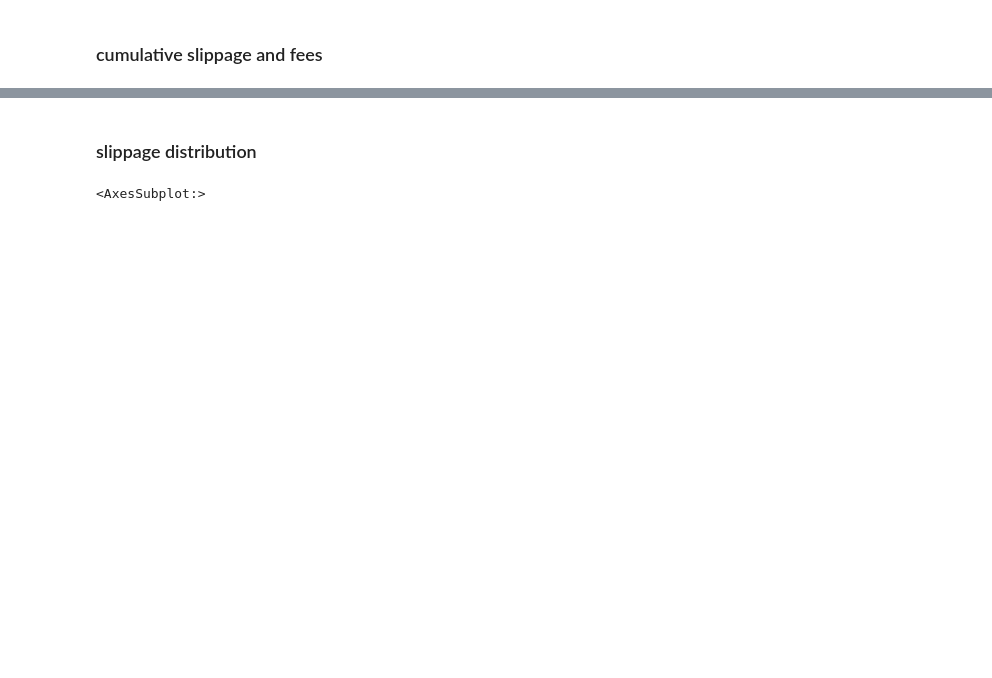
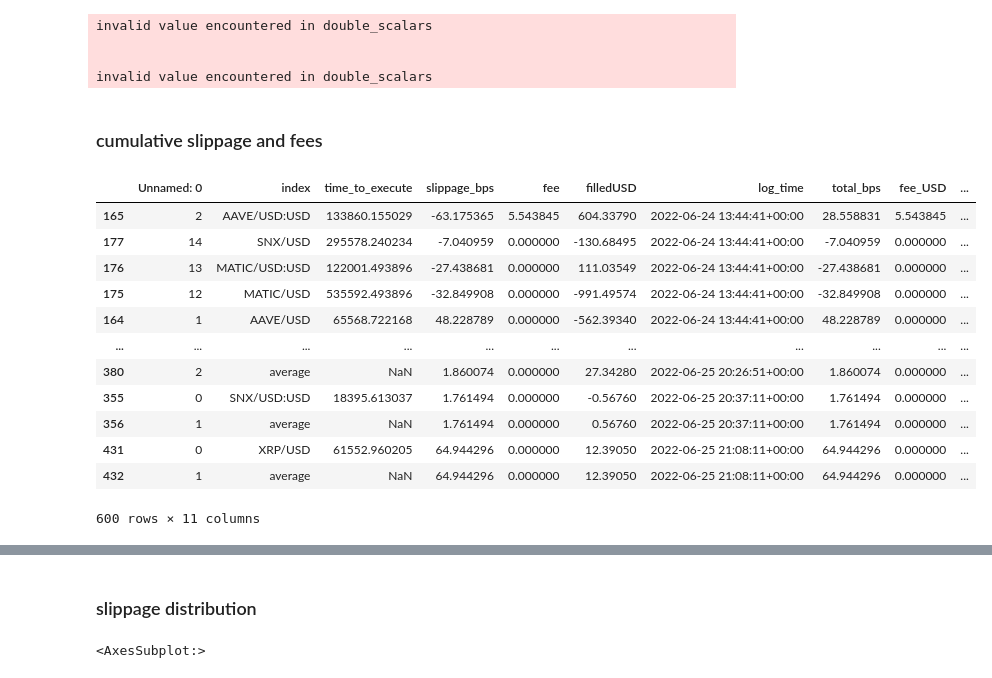
Before and after one commit to Sety-project/pylibs, a Jupyter notebook: ux/exec_logs.ipynb, the cells around one changed output, grey strips where cells are left out. Cells and saved outputs as stored; diff of their text form; code cells hidden in the pictures; blank space fills up the shorter version.

```diff
--- a/ux/exec_logs.ipynb
+++ b/ux/exec_logs.ipynb
@@ -1,12 +1,24 @@
 # %%
+import numpy as np
 import pandas as pd
 from datetime import *
 from dateutil import parser
 import cufflinks as cf
 cf.go_offline()
 cf.set_config_file(offline=False, world_readable=True)
-import os
+import os,sys
+sys.path.append('../')
+from riskpnl.post_trade import batch_summarize_exec_logs
 
-original_weights = pd.read_csv(os.path.join(os.sep, 'tmp','tradeexecutor','all_by_symbol.csv')).sort_values(by='log_time')
+start = datetime(2022,6,23)#,tzinfo=timezone.utc)
+log_path = os.path.join(os.sep, 'tmp','prod','tradeexecutor')
+log_file = os.path.join(os.sep,'tmp','prod','tradeexecutor','all_by_symbol.csv')
+batch_summarize_exec_logs(log_path,start=start,add_history_context=False)
+original_weights = pd.read_csv(log_file).sort_values(by='log_time')
 original_weights['log_time'] = original_weights['log_time'].apply(parser.parse)
+# %% [output]
+invalid value encountered in double_scalars
+
+
+invalid value encountered in double_scalars
 # %%
@@ -18,4 +30,20 @@ weights['slippage_USD'] = weights['slippage_bps']*weights['filledUSD']/10000
 weights['total_USD'] = weights['total_bps']*weights['filledUSD']/10000
 # %% [markdown]
 ### cumulative slippage and fees
+# %%
+weights
+# %% [output]
+|  | Unnamed: 0 | index | time_to_execute | slippage_bps | fee | filledUSD | log_time | total_bps | fee_USD | ... |
+| 165 | 2 | AAVE/USD:USD | 133860.155029 | -63.175365 | 5.543845 | 604.33790 | 2022-06-24 13:44:41+00:00 | 28.558831 | 5.543845 | ... |
+| 177 | 14 | SNX/USD | 295578.240234 | -7.040959 | 0.000000 | -130.68495 | 2022-06-24 13:44:41+00:00 | -7.040959 | 0.000000 | ... |
+| 176 | 13 | MATIC/USD:USD | 122001.493896 | -27.438681 | 0.000000 | 111.03549 | 2022-06-24 13:44:41+00:00 | -27.438681 | 0.000000 | ... |
+| 175 | 12 | MATIC/USD | 535592.493896 | -32.849908 | 0.000000 | -991.49574 | 2022-06-24 13:44:41+00:00 | -32.849908 | 0.000000 | ... |
+| 164 | 1 | AAVE/USD | 65568.722168 | 48.228789 | 0.000000 | -562.39340 | 2022-06-24 13:44:41+00:00 | 48.228789 | 0.000000 | ... |
+| ... | ... | ... | ... | ... | ... | ... | ... | ... | ... | ... |
+| 380 | 2 | average | NaN | 1.860074 | 0.000000 | 27.34280 | 2022-06-25 20:26:51+00:00 | 1.860074 | 0.000000 | ... |
+| 355 | 0 | SNX/USD:USD | 18395.613037 | 1.761494 | 0.000000 | -0.56760 | 2022-06-25 20:37:11+00:00 | 1.761494 | 0.000000 | ... |
+| 356 | 1 | average | NaN | 1.761494 | 0.000000 | 0.56760 | 2022-06-25 20:37:11+00:00 | 1.761494 | 0.000000 | ... |
+| 431 | 0 | XRP/USD | 61552.960205 | 64.944296 | 0.000000 | 12.39050 | 2022-06-25 21:08:11+00:00 | 64.944296 | 0.000000 | ... |
+| 432 | 1 | average | NaN | 64.944296 | 0.000000 | 12.39050 | 2022-06-25 21:08:11+00:00 | 64.944296 | 0.000000 | ... |
+600 rows × 11 columns
 # %%
```
Also changed, not shown: parts of 3 cells of this notebook.
